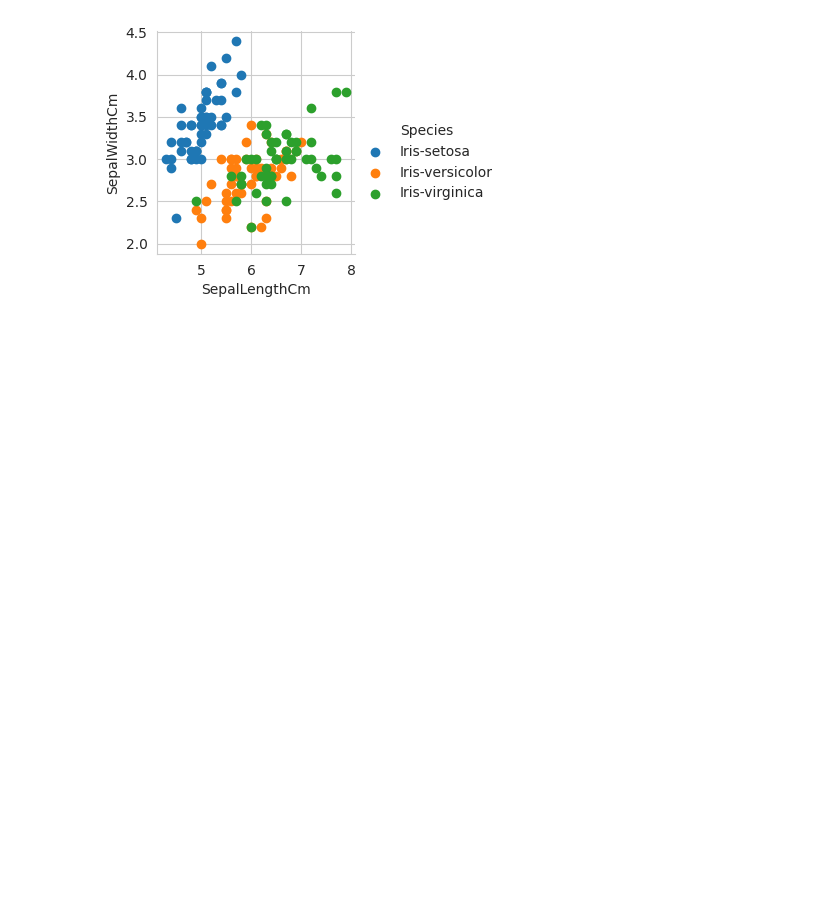
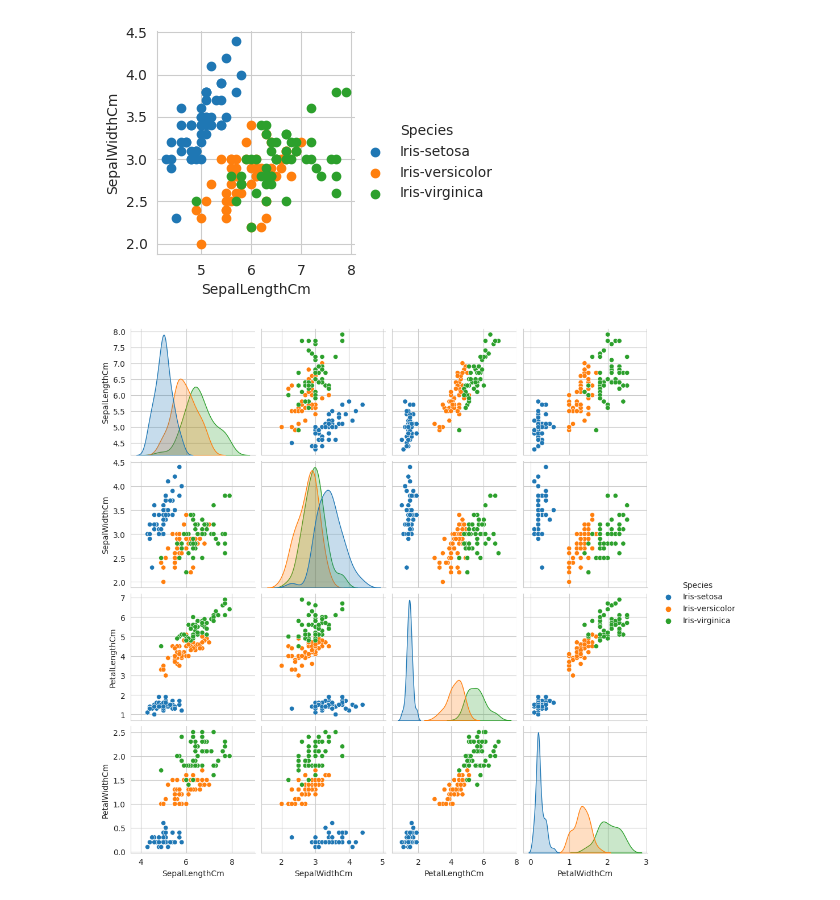
Before and after one commit to Yug-Oswal/DS, a Jupyter notebook: EDA(iris).ipynb, the cells around one changed output. Cells and saved outputs as stored; diff of their text form; code cells hidden in the pictures; blank space fills up the shorter version.

Commit message:
Generated Pair-Plots after lower dimensionality verification

```diff
--- a/EDA(iris).ipynb
+++ b/EDA(iris).ipynb
@@ -117,3 +117,10 @@ grid.add_legend()
 plt.show()
 # %% [output]
 [figure]
+# %%
+# Generating pair-plots to visualize 4D features; (After verification that dimensionality is relatively less)
+sns.set_style("whitegrid")
+sns.pairplot(iris, hue = 'Species')
+plt.show()
+# %% [output]
+[figure, added]
```
